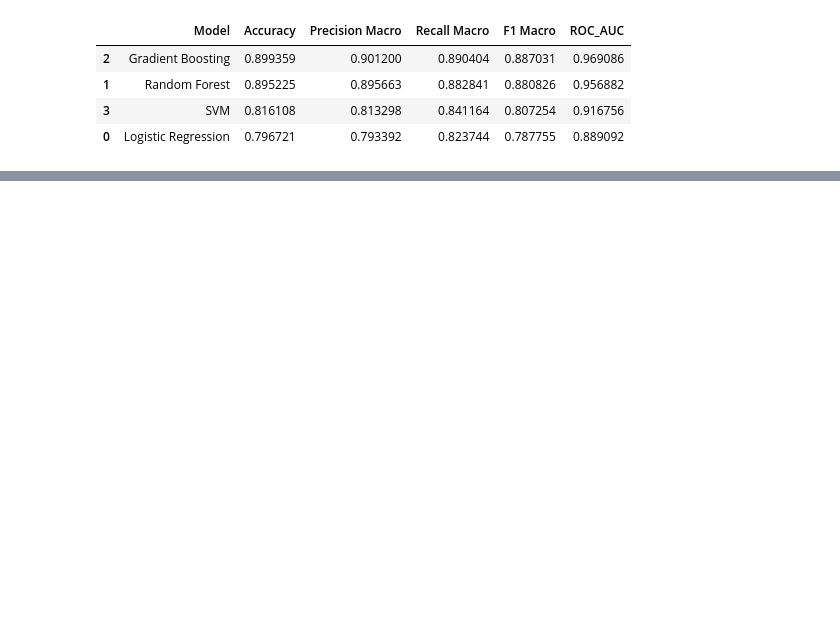
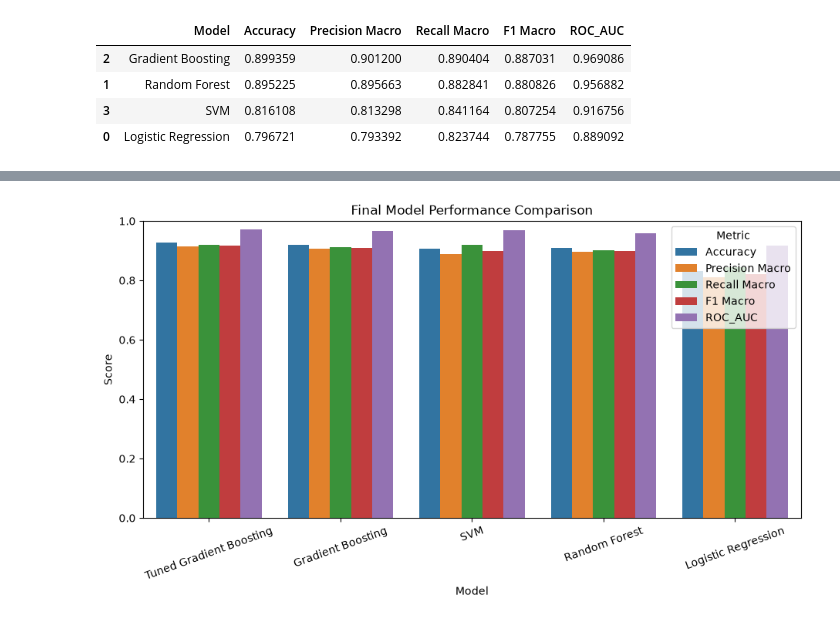
Before and after one commit to DawoodAhmadAnalyst/Keppler-Exoplanet-Search, a Jupyter notebook: Modelling.ipynb, the cells around one changed output, grey strips where cells are left out. Cells and saved outputs as stored; diff of their text form; code cells hidden in the pictures; blank space fills up the shorter version.

```diff
--- a/Modelling.ipynb
+++ b/Modelling.ipynb
@@ -295,0 +324,24 @@ Final selected model: Tuned Gradient Boosting
+# %%
+# Plot final model comparison
+
+final_results_melted = final_results_df.melt(
+    id_vars='Model',
+    value_vars=['Accuracy', 'Precision Macro', 'Recall Macro', 'F1 Macro', 'ROC_AUC'],
+    var_name='Metric',
+    value_name='Score'
+)
+
+plt.figure(figsize=(11, 5))
+sns.barplot(
+    data=final_results_melted,
+    x='Model',
+    y='Score',
+    hue='Metric'
+)
+
+plt.title('Final Model Performance Comparison')
+plt.ylim(0, 1)
+plt.xticks(rotation=20)
+plt.show()
+# %% [output]
+[figure, added]
```
Also changed, not shown: parts of 29 cells of this notebook.
